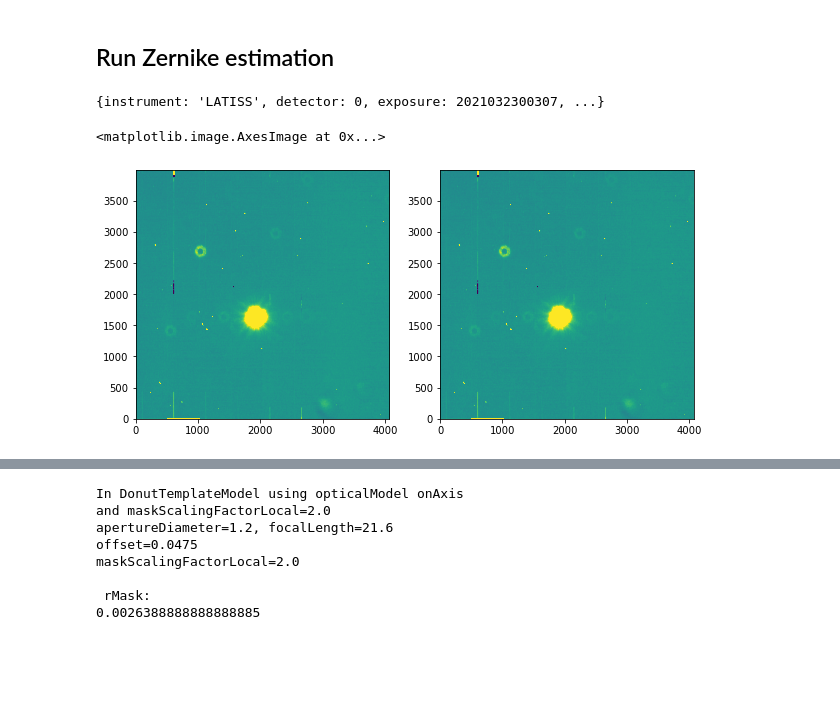
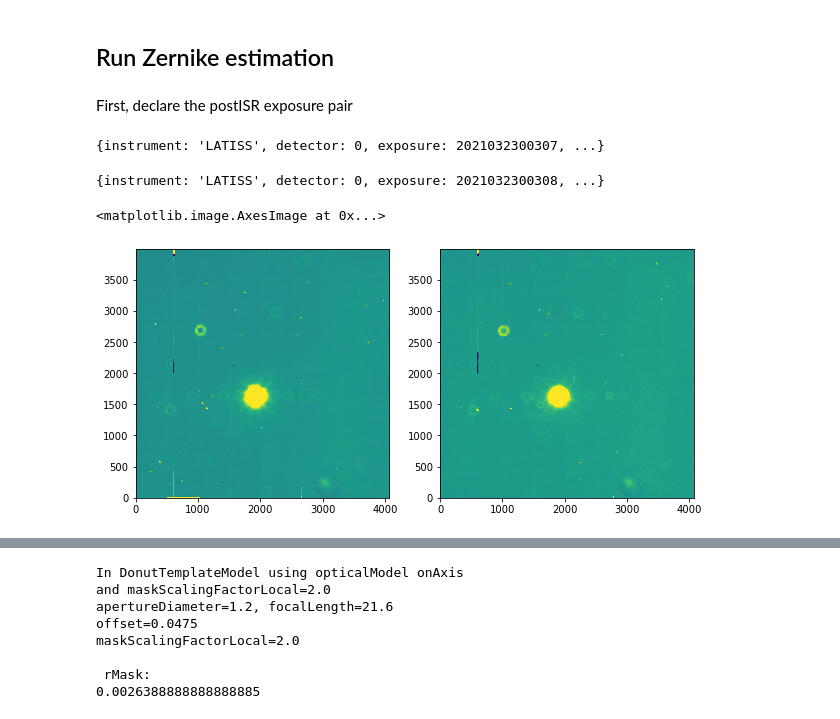
Before and after one commit to suberlak/AOS, a Jupyter notebook: AOS_AuxTel_test_data.ipynb, the cells around one changed output, grey strips where cells are left out. Saved outputs shown, nothing was run; the diff lists cells and outputs as text; code cells hidden in the pictures; blank space fills up the shorter version.

```diff
--- a/AOS_AuxTel_test_data.ipynb
+++ b/AOS_AuxTel_test_data.ipynb
@@ -101,5 +116,7 @@ plt.colorbar()
 # %% [markdown]
 ## Run Zernike estimation
+# %% [markdown]
+First, declare the postISR exposure pair
 # %%
 from lsst.daf import butler as dafButler
 instrument = 'LATISS'
@@ -128,23 +145,32 @@ for ref in butler.registry.queryDatasets(
 refs[0].dataId
 # %% [output]
 {instrument: 'LATISS', detector: 0, exposure: 2021032300307, ...}
+# %%
+refs[1].dataId
+# %% [output]
+{instrument: 'LATISS', detector: 0, exposure: 2021032300308, ...}
 # %%
+%matplotlib inline
+import matplotlib.pyplot as plt
+from astropy.io import fits
+from astropy.visualization import ZScaleInterval
+zscale = ZScaleInterval()
+
+
 exp1 = butler.get(datasetRefOrType='postISRCCD',dataId=refs[0].dataId,
               collections=['u/scichris/Latiss/postISRtest'])
 
 exp2 = butler.get(datasetRefOrType='postISRCCD',dataId=refs[1].dataId,
               collections=['u/scichris/Latiss/postISRtest'])
 
-%matplotlib inline
-import matplotlib.pyplot as plt
 fig,ax = plt.subplots(1,2,figsize=(10,5))
 data  = exp1.image.array
 vmin, vmax = zscale.get_limits(data)
 ax[0].imshow(data, origin='lower', vmin=vmin,vmax=vmax)
 
-data  = exp1.image.array
+data  = exp2.image.array
 vmin, vmax = zscale.get_limits(data)
 ax[1].imshow(data, origin='lower', vmin=vmin,vmax=vmax)
 # %% [output]
 <matplotlib.image.AxesImage at 0x...>
-[figure, old version]
+[figure, new version]
```
Also changed, not shown: parts of 42 cells of this notebook, 3 other files.
